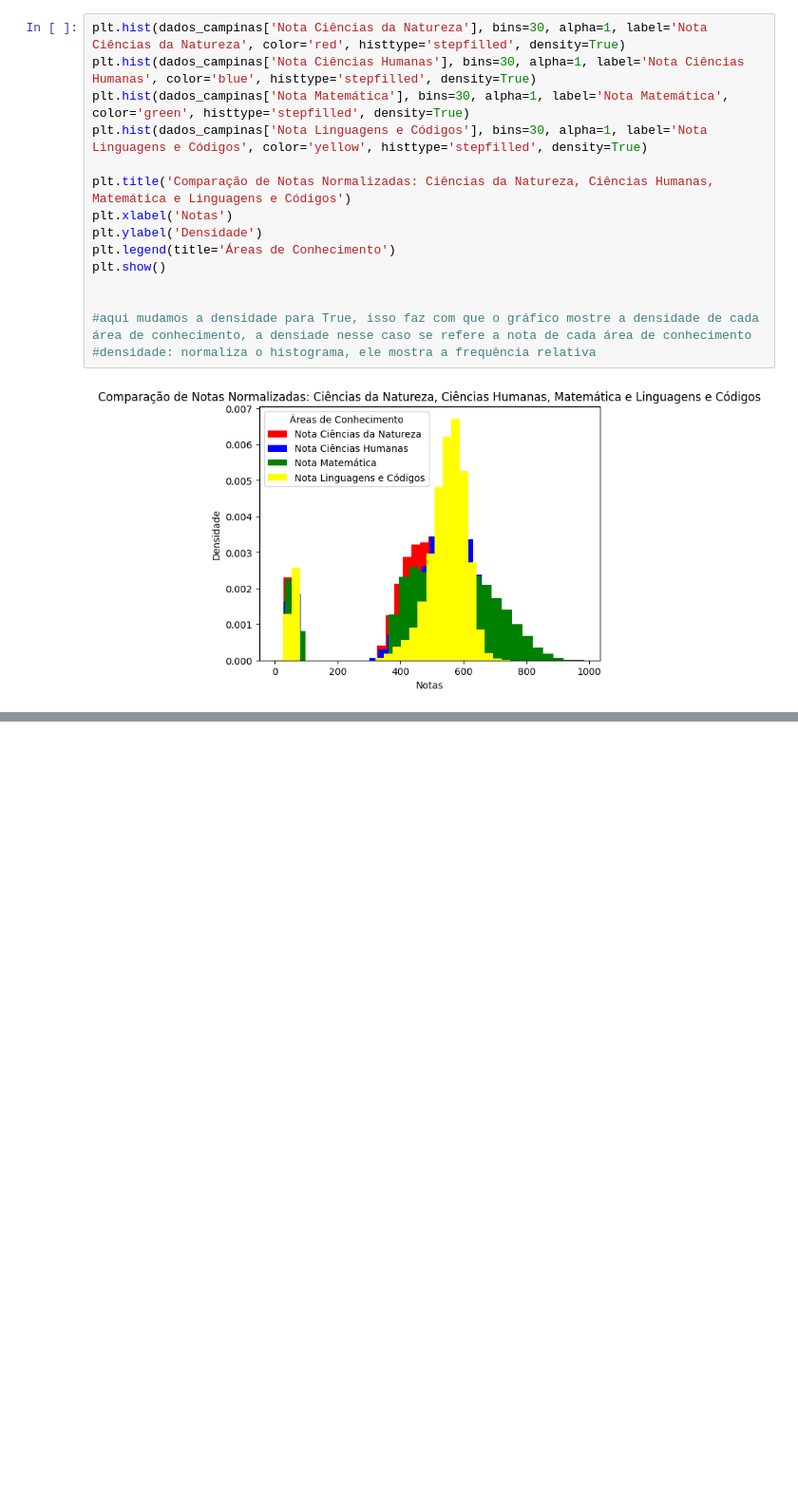
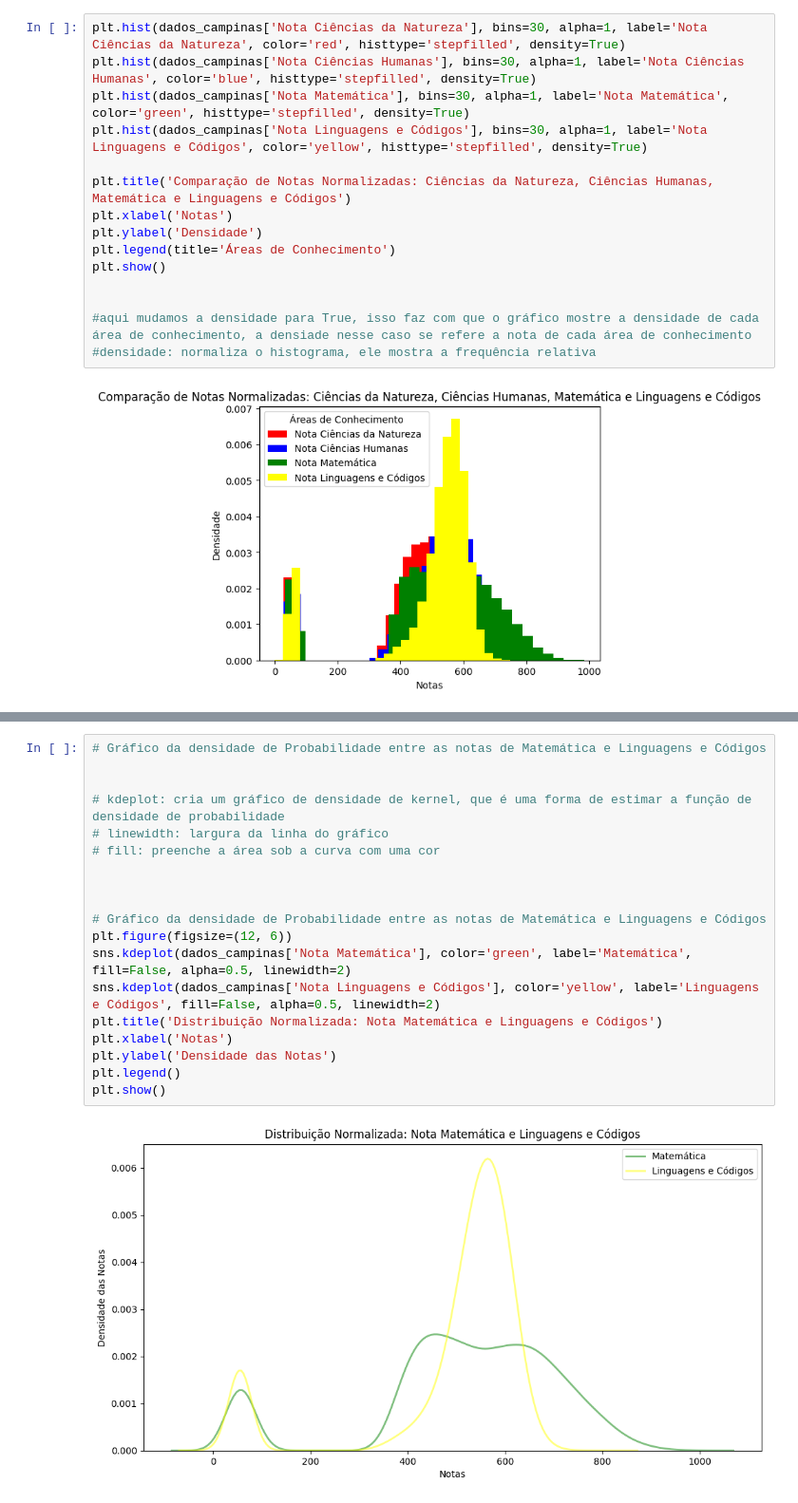
Before and after one commit to Jpns2002/analise-estatistica-enem-2019, a Jupyter notebook: tratamento_enem_2019_corrigido.ipynb, the cells around one changed output, grey strips where cells are left out. Shown at 95% size. Drawn from its saved outputs; the diff is of its cells as text; blank space fills up the shorter version.

```diff
--- a/tratamento_enem_2019_corrigido.ipynb
+++ b/tratamento_enem_2019_corrigido.ipynb
@@ -1371,0 +1415,21 @@ plt.show()
+# %%
+# Gráfico da densidade de Probabilidade entre as notas de Matemática e Linguagens e Códigos
+
+
+# kdeplot: cria um gráfico de densidade de kernel, que é uma forma de estimar a função de densidade de probabilidade
+# linewidth: largura da linha do gráfico
+# fill: preenche a área sob a curva com uma cor
+
+
+
+# Gráfico da densidade de Probabilidade entre as notas de Matemática e Linguagens e Códigos
+plt.figure(figsize=(12, 6))
+sns.kdeplot(dados_campinas['Nota Matemática'], color='green', label='Matemática', fill=False, alpha=0.5, linewidth=2)
+sns.kdeplot(dados_campinas['Nota Linguagens e Códigos'], color='yellow', label='Linguagens e Códigos', fill=False, alpha=0.5, linewidth=2)
+plt.title('Distribuição Normalizada: Nota Matemática e Linguagens e Códigos')
+plt.xlabel('Notas')
+plt.ylabel('Densidade das Notas')
+plt.legend()
+plt.show()
+# %% [output]
+[figure, added]
```
Also changed, not shown: parts of 6 cells of this notebook.
